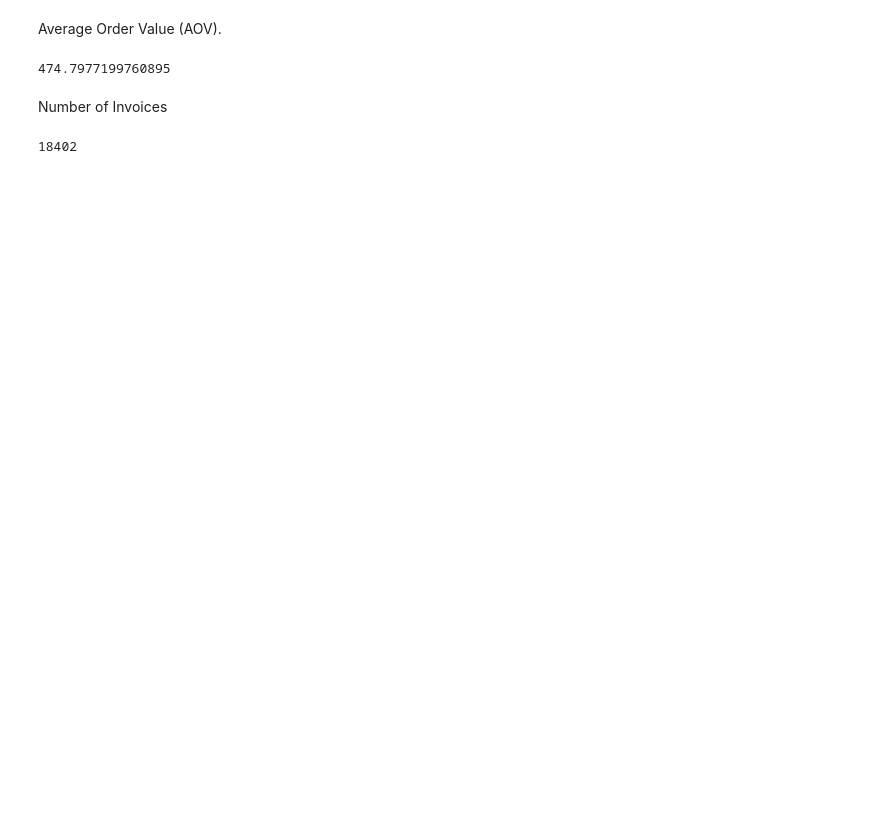
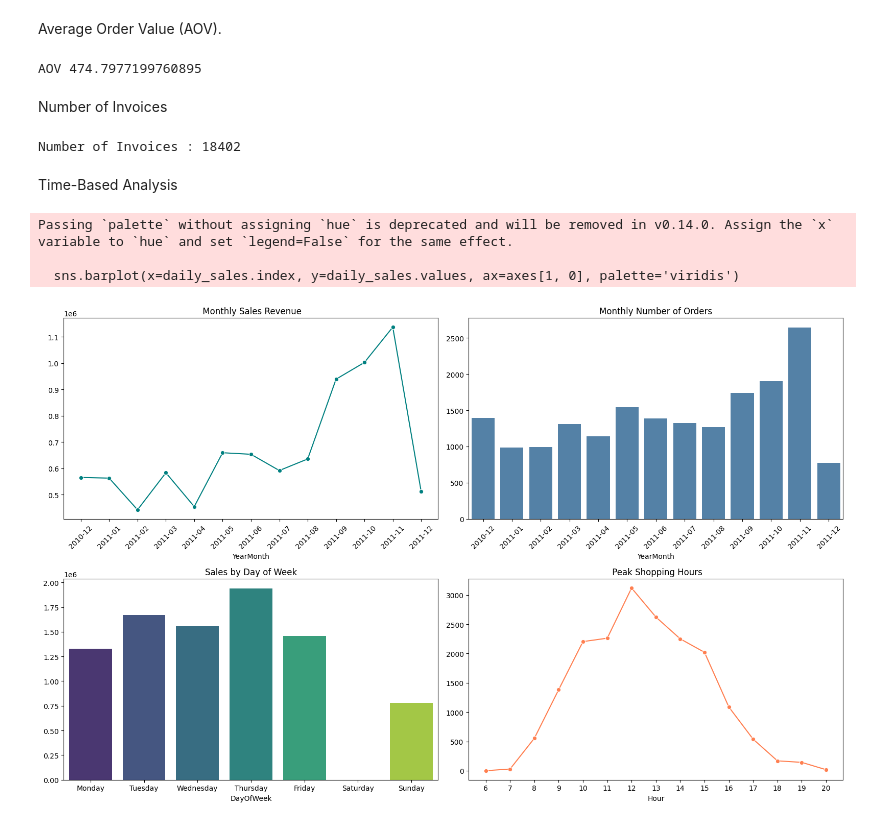
Before and after one commit to Shahd-Ahmed-Eltabii/machine-learning-customer-segmentation, a Jupyter notebook: ML_Customer_Segmentation.ipynb, the cells around one changed output. Saved outputs shown, nothing was run; the diff lists cells and outputs as text; code cells hidden in the pictures; blank space fills up the shorter version.

Commit message:
Time-Based ,Product,Country and Customer Behavior Analysis

```diff
--- a/ML_Customer_Segmentation.ipynb
+++ b/ML_Customer_Segmentation.ipynb
@@ -382,13 +382,54 @@ print(Total_Quantity_Sold)
 Average Order Value (AOV).
 # %%
 AOV=df_clean['TotalPrice'].sum() / df_clean['InvoiceNo'].nunique()
-print(AOV)
+print(f"AOV {AOV}")
 # %% [output]
-474.7977199760895
+AOV 474.7977199760895
 # %% [markdown]
 Number of Invoices
 # %%
 Number_of_Invoices=df_clean['InvoiceNo'].nunique()
-print(Number_of_Invoices)
+print(f"Number of Invoices : {Number_of_Invoices}")
 # %% [output]
-18402
+Number of Invoices : 18402
+# %% [markdown]
+Time-Based Analysis
+# %%
+df_clean['YearMonth'] = df_clean['InvoiceDate'].dt.to_period('M').astype(str)
+df_clean['DayOfWeek'] = df_clean['InvoiceDate'].dt.day_name()
+df_clean['Hour'] = df_clean['InvoiceDate'].dt.hour
+
+days_order = ['Monday', 'Tuesday', 'Wednesday', 'Thursday', 'Friday', 'Saturday', 'Sunday']
+
+fig, axes = plt.subplots(2, 2, figsize=(16, 10))
+
+# Monthly Sales Analysis
+monthly_sales = df_clean.groupby('YearMonth')['TotalPrice'].sum()
+sns.lineplot(x=monthly_sales.index, y=monthly_sales.values, marker='o', ax=axes[0, 0], color='teal')
+axes[0, 0].set_title(' Monthly Sales Revenue')
+axes[0, 0].tick_params(axis='x', rotation=45)
+
+# Monthly Orders Analysis
+monthly_orders = df_clean.groupby('YearMonth')['InvoiceNo'].nunique()
+sns.barplot(x=monthly_orders.index, y=monthly_orders.values, ax=axes[0, 1], color='steelblue')
+axes[0, 1].set_title('Monthly Number of Orders')
+axes[0, 1].tick_params(axis='x', rotation=45)
+
+#  Daily Sales Trends
+daily_sales = df_clean.groupby('DayOfWeek')['TotalPrice'].sum().reindex(days_order).fillna(0)
+sns.barplot(x=daily_sales.index, y=daily_sales.values, ax=axes[1, 0], palette='viridis')
+axes[1, 0].set_title('Sales by Day of Week')
+
+#  Peak Shopping Periods (Hourly)
+hourly_orders = df_clean.groupby('Hour')['InvoiceNo'].nunique()
+sns.lineplot(x=hourly_orders.index, y=hourly_orders.values, marker='o', ax=axes[1, 1], color='coral')
+axes[1, 1].set_title(' Peak Shopping Hours')
+axes[1, 1].set_xticks(range(6, 21))
+
+plt.tight_layout()
+plt.show()
+# %% [output]
+Passing `palette` without assigning `hue` is deprecated and will be removed in v0.14.0. Assign the `x` variable to `hue` and set `legend=False` for the same effect.
+
+  sns.barplot(x=daily_sales.index, y=daily_sales.values, ax=axes[1, 0], palette='viridis')
+[figure, added]
```
Also changed, not shown: parts of 12 cells of this notebook.
